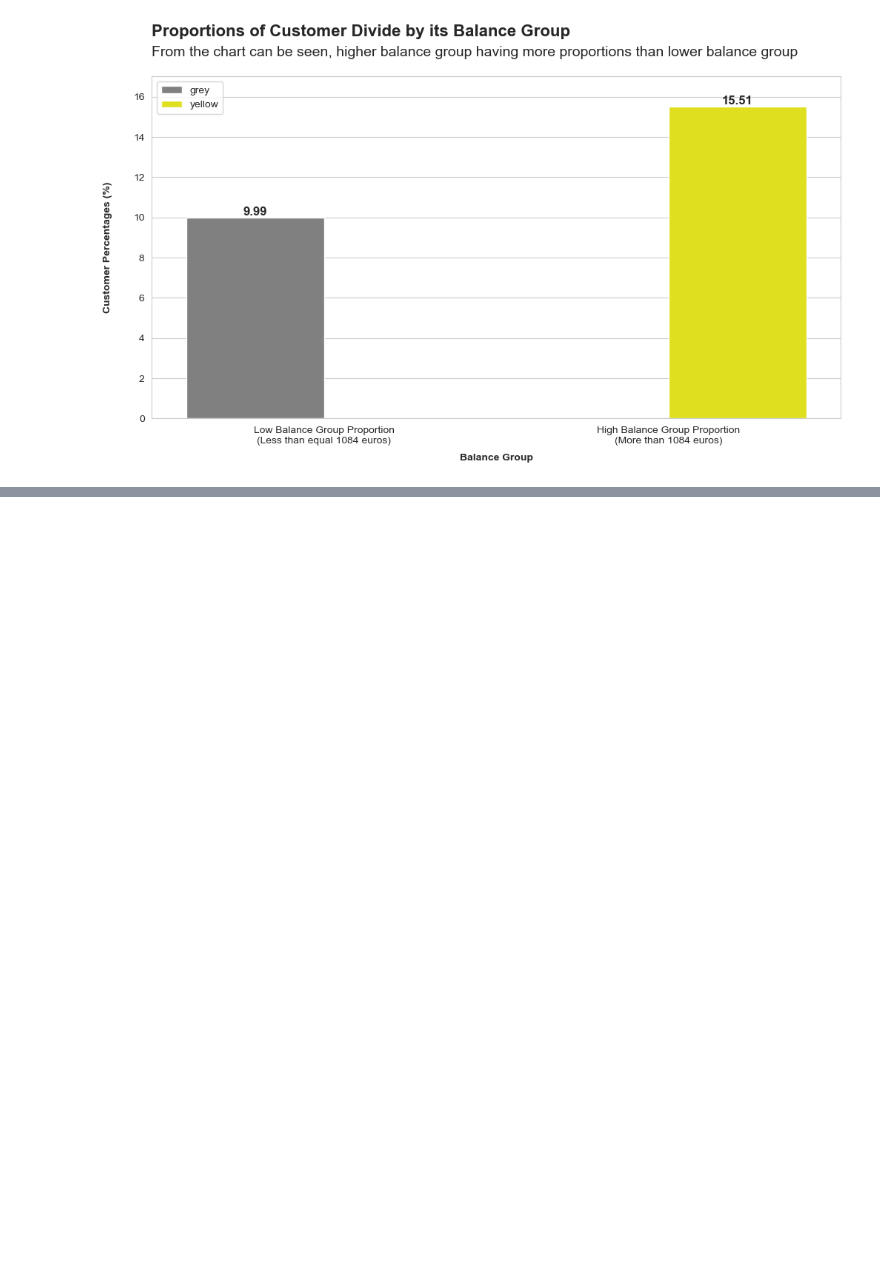
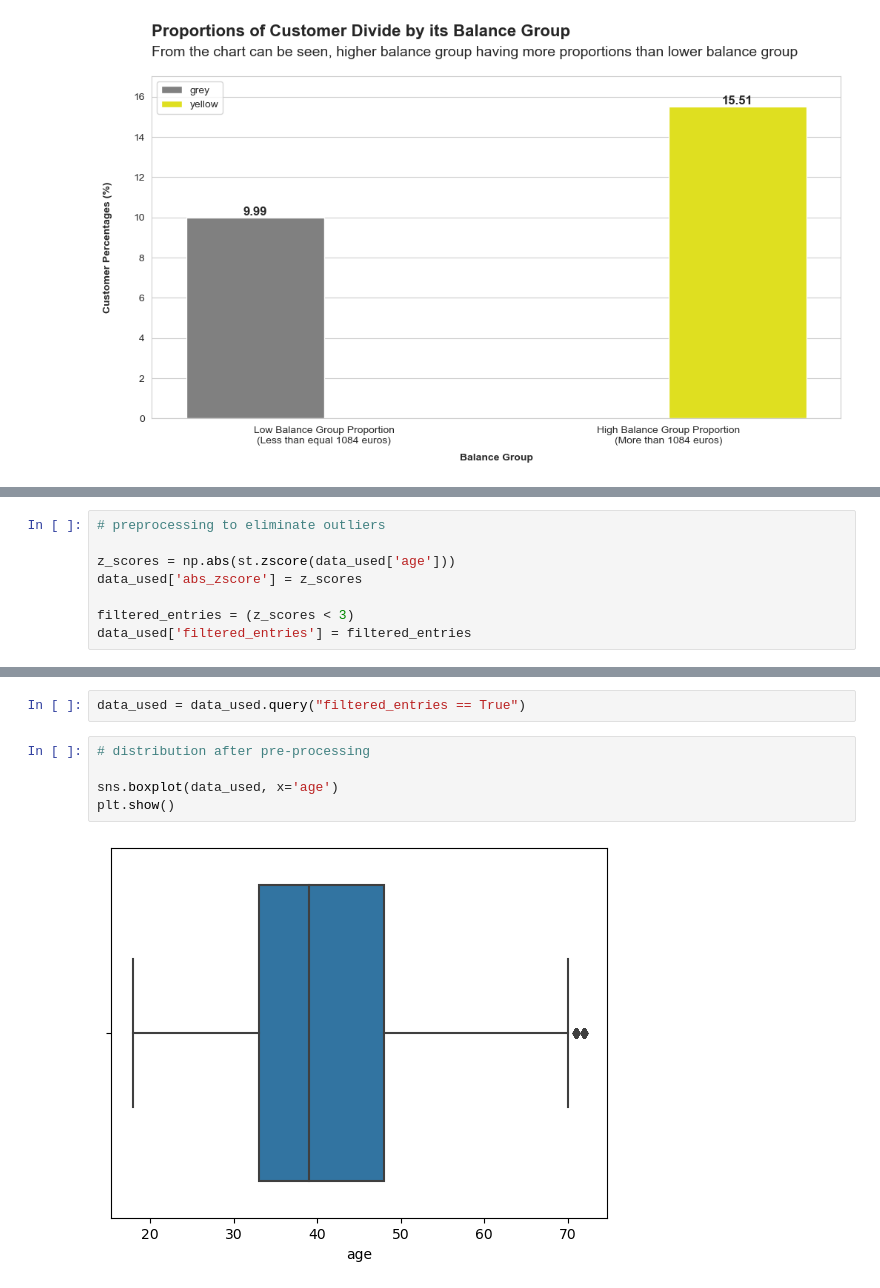
Before and after one commit to bagusatya08/Term-Deposit-Potential-Customer-Prediction, a Jupyter notebook: stage-1/eda-insight-visualization.ipynb, the cells around one changed output, grey strips where cells are left out. Cells and saved outputs as stored; diff of their text form; blank space fills up the shorter version.

```diff
--- a/stage-1/eda-insight-visualization.ipynb
+++ b/stage-1/eda-insight-visualization.ipynb
@@ -990,0 +1009,8 @@ plt.show()
+# %%
+# preprocessing to eliminate outliers
+
+z_scores = np.abs(st.zscore(data_used['age']))
+data_used['abs_zscore'] = z_scores
+
+filtered_entries = (z_scores < 3)
+data_used['filtered_entries'] = filtered_entries
@@ -990,0 +1026,9 @@ plt.show()
+# %%
+data_used = data_used.query("filtered_entries == True")
+# %%
+# distribution after pre-processing
+
+sns.boxplot(data_used, x='age')
+plt.show()
+# %% [output]
+[figure, added]
```
Also changed, not shown: parts of 24 cells of this notebook.
